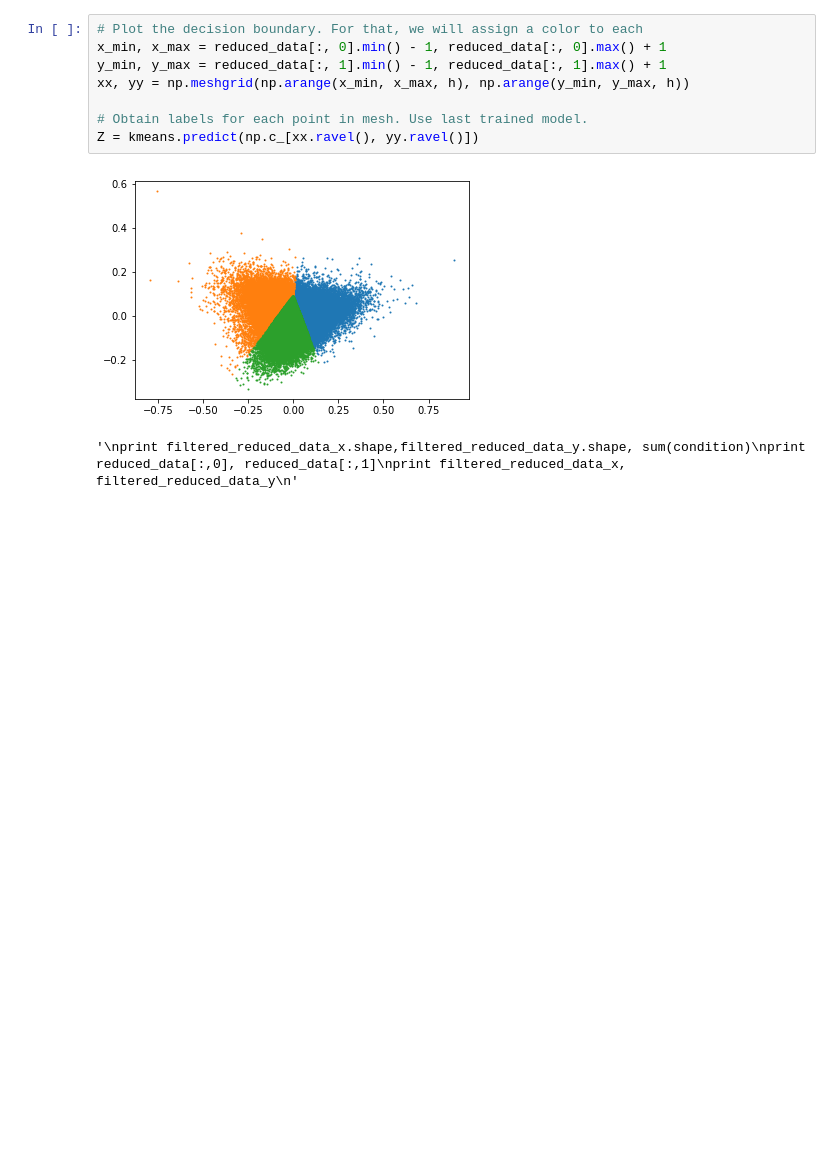
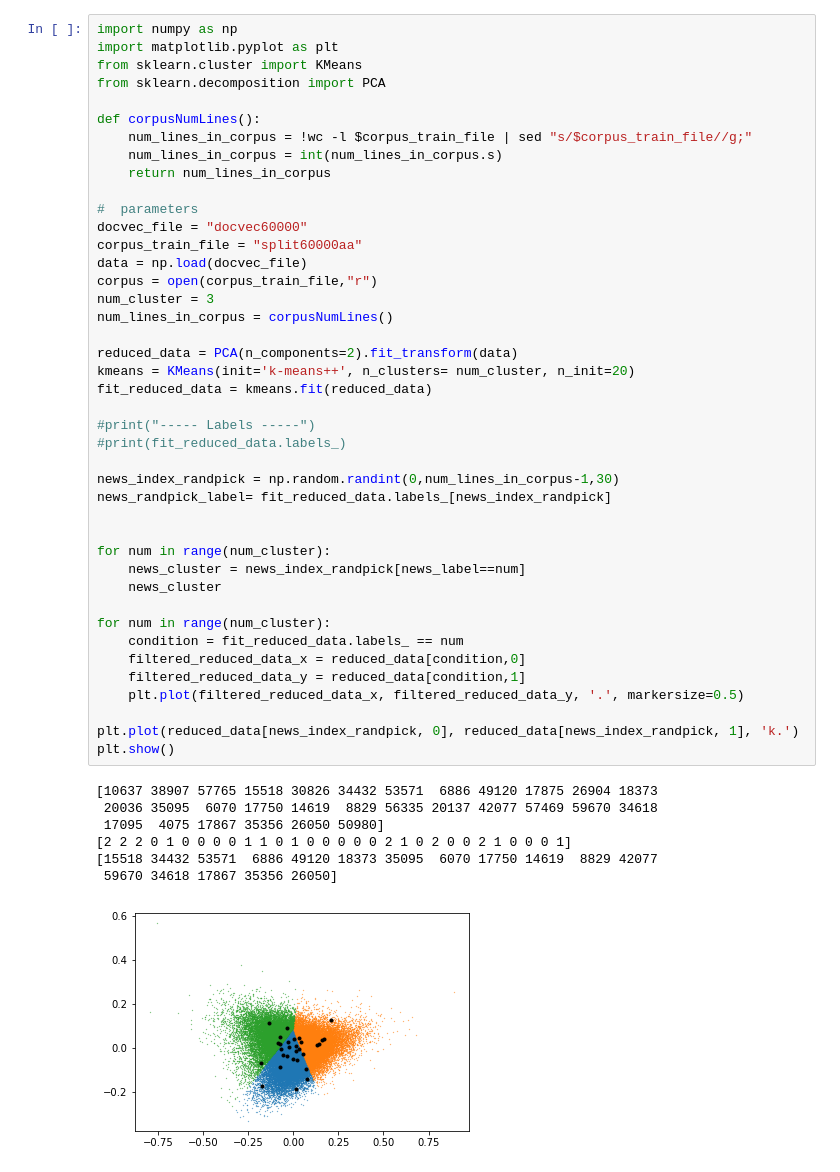
Before and after one commit to genkamita-gmo/Reuters-news, a Jupyter notebook: clustering.ipynb, the cells around one changed output. Saved outputs shown, nothing was run; the diff lists cells and outputs as text; blank space fills up the shorter version.

Commit message:
work in progress 	modified:   clustering.ipynb 	modified:   doc2vec-reuters.ipynb

```diff
--- a/clustering.ipynb
+++ b/clustering.ipynb
@@ -65,11 +1,50 @@ plt.show()
-# %%
-# Plot the decision boundary. For that, we will assign a color to each
-x_min, x_max = reduced_data[:, 0].min() - 1, reduced_data[:, 0].max() + 1
-y_min, y_max = reduced_data[:, 1].min() - 1, reduced_data[:, 1].max() + 1
-xx, yy = np.meshgrid(np.arange(x_min, x_max, h), np.arange(y_min, y_max, h))
-
-# Obtain labels for each point in mesh. Use last trained model.
-Z = kmeans.predict(np.c_[xx.ravel(), yy.ravel()])
-# %% [output]
-[figure, removed]
-'\nprint filtered_reduced_data_x.shape,filtered_reduced_data_y.shape, sum(condition)\nprint reduced_data[:,0], reduced_data[:,1]\nprint filtered_reduced_data_x, filtered_reduced_data_y\n'
+# %%
+import numpy as np
+import matplotlib.pyplot as plt
+from sklearn.cluster import KMeans
+from sklearn.decomposition import PCA
+
+def corpusNumLines():
+    num_lines_in_corpus = !wc -l $corpus_train_file | sed "s/$corpus_train_file//g;"
+    num_lines_in_corpus = int(num_lines_in_corpus.s)
+    return num_lines_in_corpus
+
+#  parameters
+docvec_file = "docvec60000"
+corpus_train_file = "split60000aa"
+data = np.load(docvec_file)
+corpus = open(corpus_train_file,"r")
+num_cluster = 3
+num_lines_in_corpus = corpusNumLines()
+
+reduced_data = PCA(n_components=2).fit_transform(data)
+kmeans = KMeans(init='k-means++', n_clusters= num_cluster, n_init=20)
+fit_reduced_data = kmeans.fit(reduced_data)
+
+#print("----- Labels -----")
+#print(fit_reduced_data.labels_)
+
+news_index_randpick = np.random.randint(0,num_lines_in_corpus-1,30)
+news_randpick_label= fit_reduced_data.labels_[news_index_randpick]
+
+
+for num in range(num_cluster):
+    news_cluster = news_index_randpick[news_label==num]
+    news_cluster
+
+for num in range(num_cluster):
+    condition = fit_reduced_data.labels_ == num
+    filtered_reduced_data_x = reduced_data[condition,0]
+    filtered_reduced_data_y = reduced_data[condition,1]
+    plt.plot(filtered_reduced_data_x, filtered_reduced_data_y, '.', markersize=0.5)
+
+plt.plot(reduced_data[news_index_randpick, 0], reduced_data[news_index_randpick, 1], 'k.')
+plt.show()
+# %% [output]
+[10637 38907 57765 15518 30826 34432 53571  6886 49120 17875 26904 18373
+ 20036 35095  6070 17750 14619  8829 56335 20137 42077 57469 59670 34618
+ 17095  4075 17867 35356 26050 50980]
+[2 2 2 0 1 0 0 0 0 1 1 0 1 0 0 0 0 0 2 1 0 2 0 0 2 1 0 0 0 1]
+[15518 34432 53571  6886 49120 18373 35095  6070 17750 14619  8829 42077
+ 59670 34618 17867 35356 26050]
+[figure, added]
```
Also changed, not shown: parts of 1 cell of this notebook.
